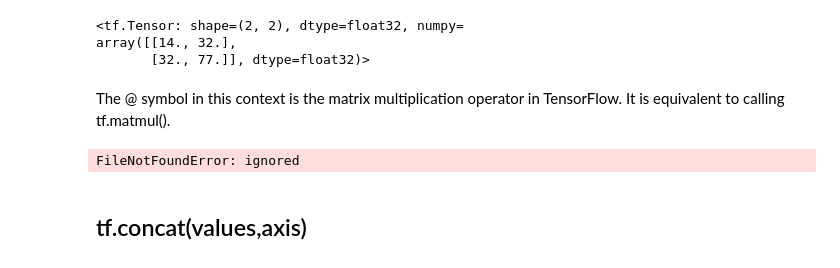
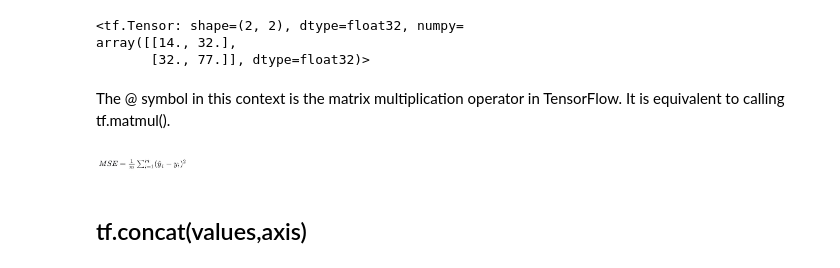
Before and after one commit to THIRU9573/Tensorflow-Notes, a Jupyter notebook: Tensorflow_Class_1.ipynb, the cells around one changed output. Cells and saved outputs as stored; diff of their text form; code cells hidden in the pictures.

```diff
--- a/Tensorflow_Class_1.ipynb
+++ b/Tensorflow_Class_1.ipynb
@@ -49,12 +57,11 @@ array([[14., 32.],
        [32., 77.]], dtype=float32)>
 # %% [markdown]
 The @ symbol in this context is the matrix multiplication operator in TensorFlow. It is equivalent to calling tf.matmul().
-# %%
-from IPython.display import Image
-import os
-Image(filename = "C:/Users/thiru/Downloads/tf2.jpeg", width = 400,height = 400)
-# %% [output]
-FileNotFoundError: ignored
+# %%
+
+Image(filename = "tf2.jpeg", width = 100,height = 100)
+# %% [output]
+[figure, added]
 # %% [markdown]
 ## tf.concat(values,axis)
 # %% [markdown]
```
Also changed, not shown: parts of 31 cells of this notebook.
